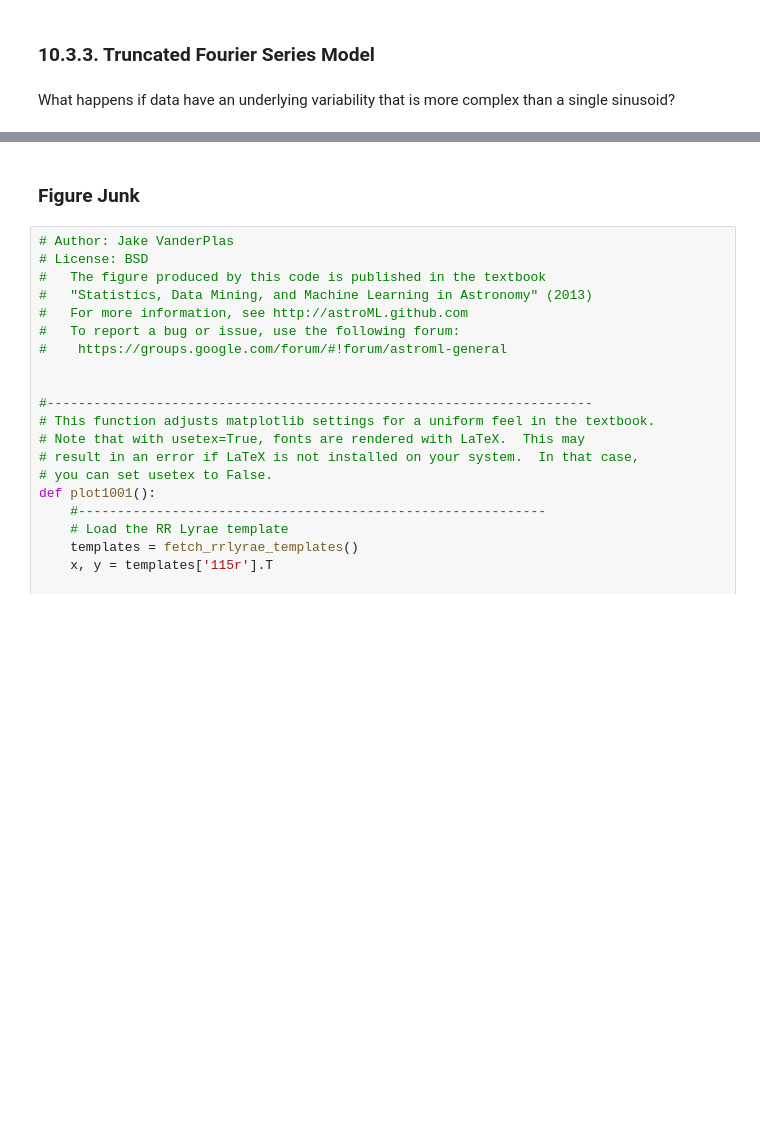
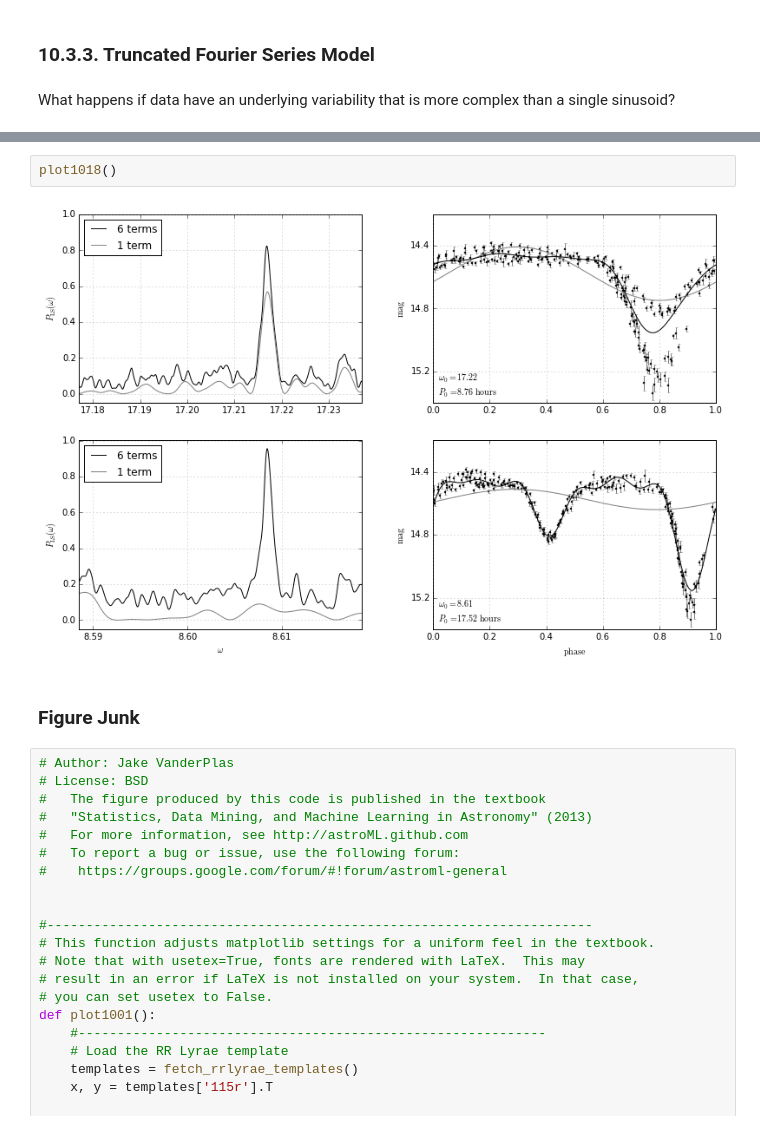
Before and after one commit to YastroML/YastroML, a Jupyter notebook: Session19_150219/Ch10_TimeSeries.ipynb, the cells around one changed output, grey strips where cells are left out. Cells and saved outputs as stored; diff of their text form; blank space fills up the shorter version.

```diff
--- a/Session19_150219/Ch10_TimeSeries.ipynb
+++ b/Session19_150219/Ch10_TimeSeries.ipynb
@@ -799,3 +847,7 @@ plot1017()
+# %%
+plot1018()
+# %% [output]
+[figure, added]
 # %% [markdown]
 ### Figure Junk
 # %%
```
Also changed, not shown: parts of 8 cells of this notebook.
